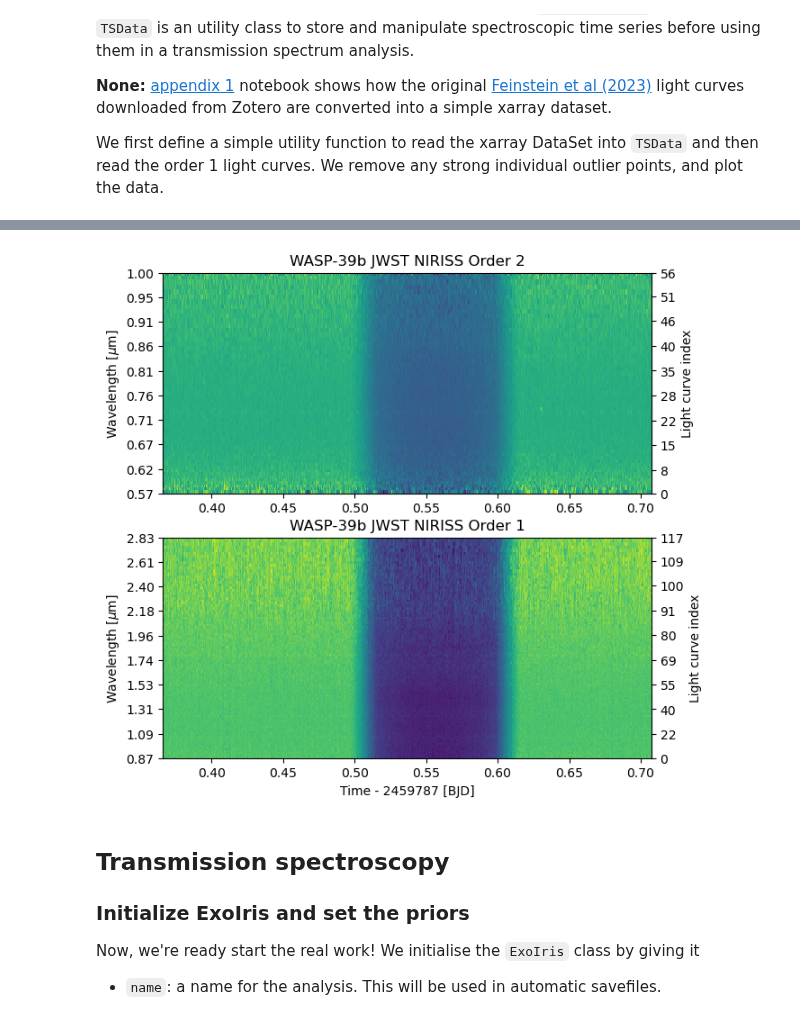
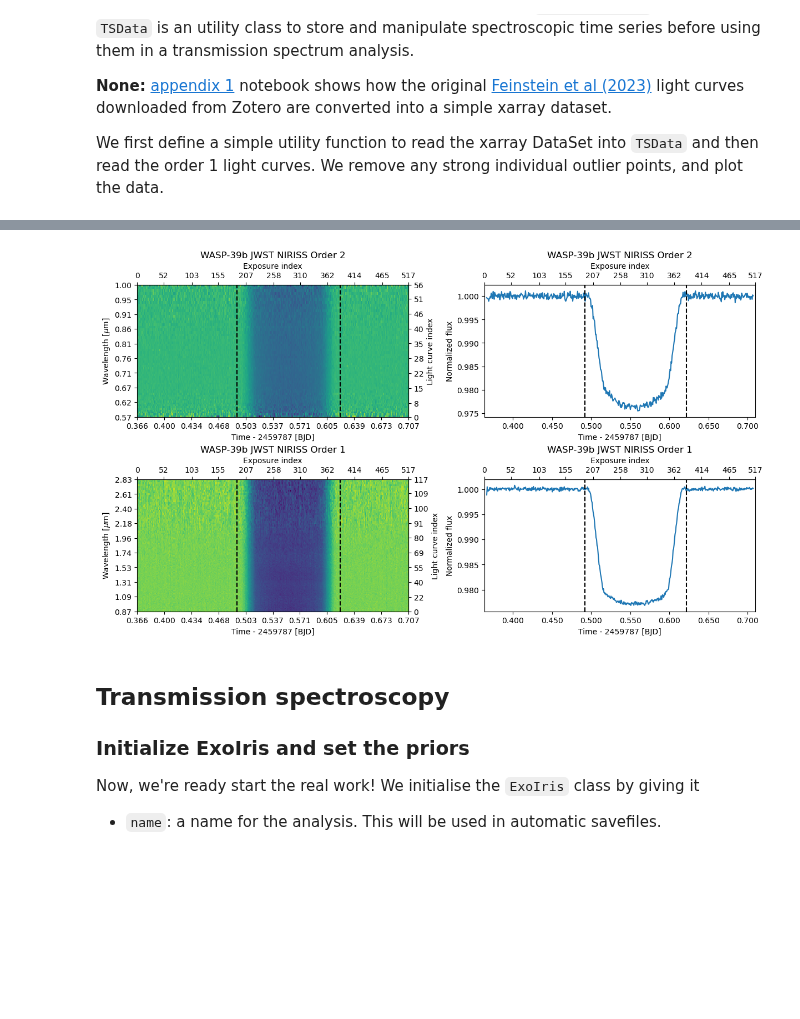
Before and after one commit to hpparvi/ExoIris, a Jupyter notebook: doc/source/examples/e01/01a_not_so_short_intro.ipynb, the cells around one changed output, grey strips where cells are left out. Cells and saved outputs as stored; diff of their text form; code cells hidden in the pictures; blank space fills up the shorter version.

```diff
--- a/doc/source/examples/e01/01a_not_so_short_intro.ipynb
+++ b/doc/source/examples/e01/01a_not_so_short_intro.ipynb
@@ -75,9 +100,12 @@ Finally, we bin the spectroscopic light curves to R=100 (we are doing a low-reso
 **Note:** The wavelength ranges of the two orders overlap, but this is perfectly fine. Modelling overlapping data sets is an important ability not only when combining orders as here, but also allows the combination of observations with different instruments.
 # %%
 db = d2.bin_wavelength(r = 100, estimate_errors=True) + d1.bin_wavelength(r = 100, estimate_errors=True)
-ax = db.plot(figsize=(7,7))
+
+fig, axs = subplots(2, 2, figsize=(12, 7), constrained_layout=True)
+db.plot(axs=axs[:,0]);
+db.plot_white(axs=axs[:,1]);
 # %% [output]
-[figure, old version]
+[figure, new version]
 # %% [markdown]
 ## Transmission spectroscopy
 ### Initialize ExoIris and set the priors
```
Also changed, not shown: parts of 23 cells of this notebook, 1 other file.
